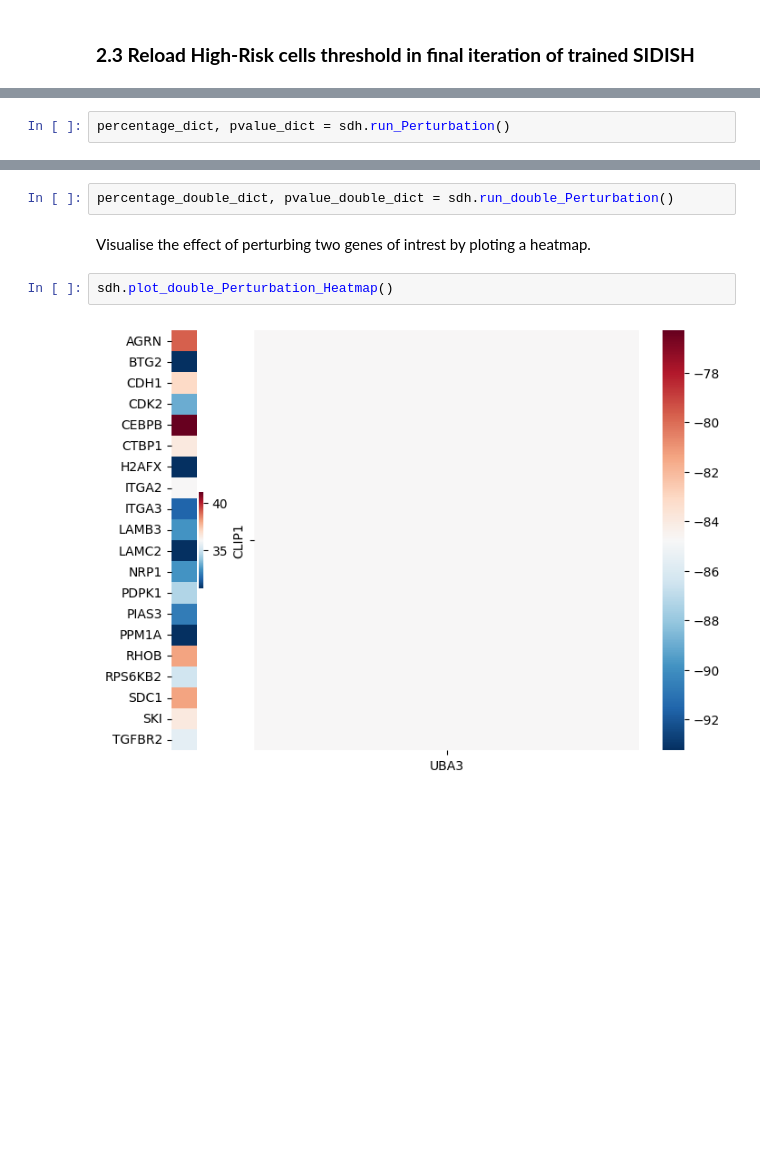
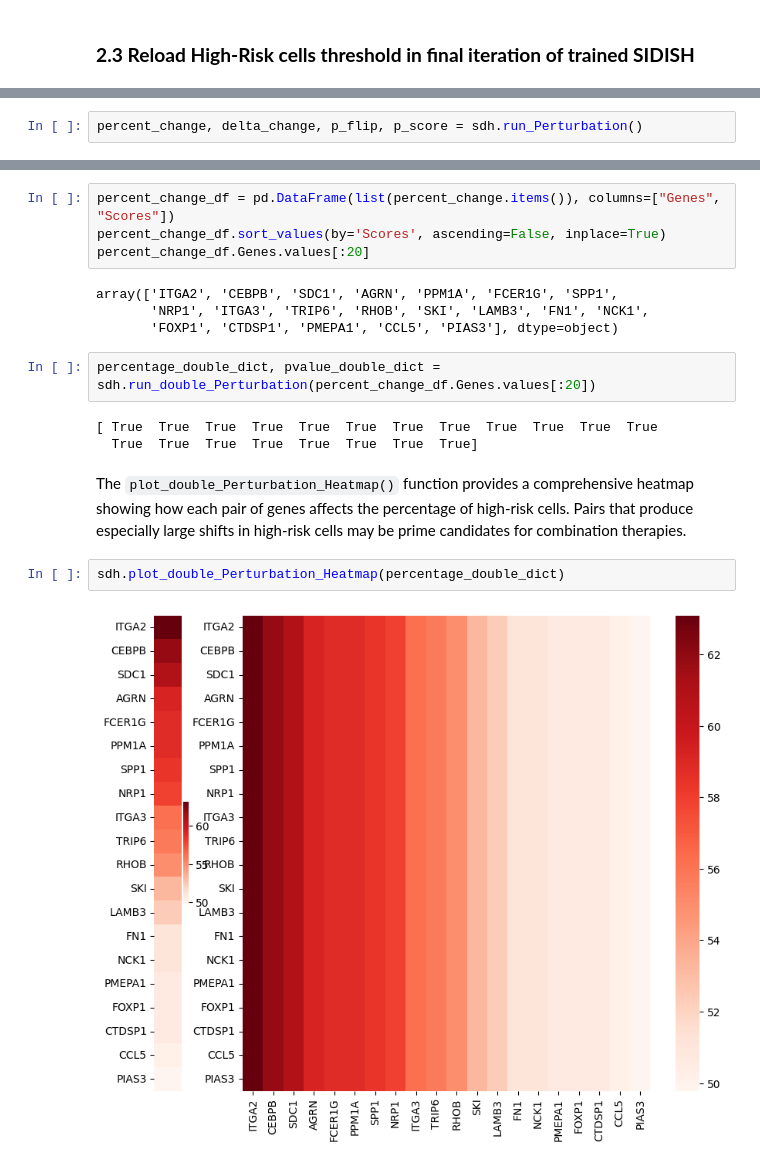
Before and after one commit to mcgilldinglab/SIDISH, a Jupyter notebook: tutorials/tutorial_3_perturbation.ipynb, the cells around one changed output, grey strips where cells are left out. Drawn from its saved outputs; the diff is of its cells as text; blank space fills up the shorter version.

```diff
--- a/tutorials/tutorial_3_perturbation.ipynb
+++ b/tutorials/tutorial_3_perturbation.ipynb
@@ -70,2 +66,0 @@ sdh.get_percentille(0.90)
-# %%
-percentage_dict, pvalue_dict = sdh.run_Perturbation()
@@ -73,0 +80,2 @@ Plot top 30 ranking genes, that is genes that when perturbed provokes a the most
+# %%
+percent_change, delta_change, p_flip, p_score = sdh.run_Perturbation()
@@ -95,8 +139,19 @@ OMP: Info #276: omp_set_nested routine deprecated, please use omp_set_max_active
+# %%
+percent_change_df = pd.DataFrame(list(percent_change.items()), columns=["Genes", "Scores"])
+percent_change_df.sort_values(by='Scores', ascending=False, inplace=True)
+percent_change_df.Genes.values[:20]
+# %% [output]
+array(['ITGA2', 'CEBPB', 'SDC1', 'AGRN', 'PPM1A', 'FCER1G', 'SPP1',
+       'NRP1', 'ITGA3', 'TRIP6', 'RHOB', 'SKI', 'LAMB3', 'FN1', 'NCK1',
+       'FOXP1', 'CTDSP1', 'PMEPA1', 'CCL5', 'PIAS3'], dtype=object)
 # %%
-percentage_double_dict, pvalue_double_dict = sdh.run_double_Perturbation()
+percentage_double_dict, pvalue_double_dict = sdh.run_double_Perturbation(percent_change_df.Genes.values[:20])
+# %% [output]
+[ True  True  True  True  True  True  True  True  True  True  True  True
+  True  True  True  True  True  True  True  True]
-# %% [markdown]
-Visualise the effect of perturbing two genes of intrest by ploting a heatmap.
+# %% [markdown]
+The `plot_double_Perturbation_Heatmap()` function provides a comprehensive heatmap showing how each pair of genes affects the percentage of high-risk cells. Pairs that produce especially large shifts in high-risk cells may be prime candidates for combination therapies.
 # %%
-sdh.plot_double_Perturbation_Heatmap()
+sdh.plot_double_Perturbation_Heatmap(percentage_double_dict)
 # %% [output]
-[figure, old version]
+[figure, new version]
```
Also changed, not shown: parts of 20 cells of this notebook, 2 other files.
